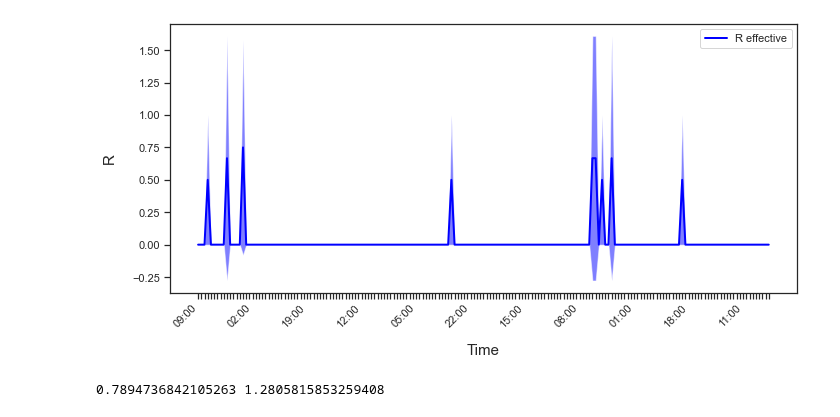
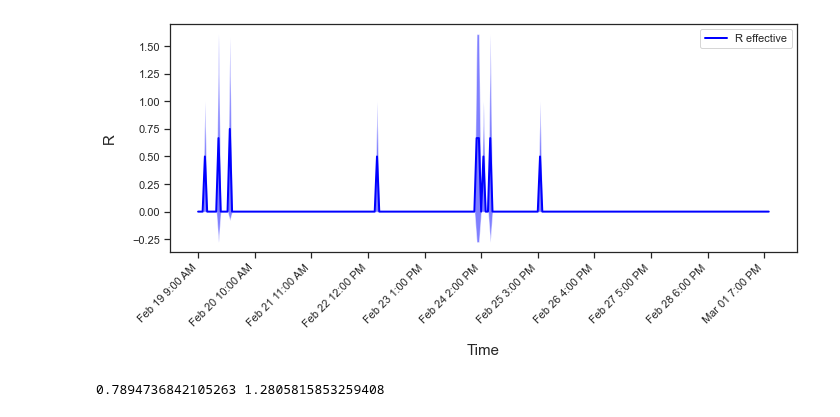
Before and after one commit to colabobio/oo-viz, a Jupyter notebook: plot_epi_curves.ipynb, the cells around one changed output. Drawn from its saved outputs; the diff is of its cells as text; code cells hidden in the pictures.

```diff
--- a/plot_epi_curves.ipynb
+++ b/plot_epi_curves.ipynb
@@ -20,7 +20,7 @@ import matplotlib.colors as clr
 # %%
 # Various datasets to visualize
 
-option = 8
+option = 7
 time0 = time1 = ''
 
 if option == 1:
@@ -67,12 +67,12 @@ if option == 7:
 
     # Daily config
     time0 = 'Feb 19 2021 8:00AM'
-    time1 = 'Feb 27 2021 8:00PM'
+    time1 = 'Mar 1 2021 8:00PM'
     time_step_min = 60
 
     # Weekly config
-#     time0 = 'Feb 19 2021 8:00AM'
-#     time1 = 'Feb 26 2021 11:59PM'
+#     time0 = 'Feb 26 2021 8:00AM'
+#     time1 = 'Mar 1 2021 11:59PM'
 #     time_step_min = 60 * 8
 
 if option == 8:
@@ -82,7 +82,7 @@ if option == 8:
     sim_tz = "US/Mountain"
     time0 = None
     time1 = None
-
+    time_step_min = 60
     obs_date0 = obs_date1 = None
 # %%
 # Some config
@@ -335,7 +335,7 @@ while t <= max_time:
         NC += [ncont]
         time_index += [frame]
         if frame % label_spacing == 0:
-            tlabels += [td.strftime('%H:%M')]
+            tlabels += [td.strftime('%b %d %-I:%M %p')]
             time_ticks += [frame]
         tlabels_all += [td.strftime("%m/%d/%Y %H:%M")]
         frame += 1
@@ -524,6 +524,7 @@ frame = 0
 r_mean_values = []
 r_std_values = []
 tlabels = []
+time_ticks = []
 index = []
 while t <= max_time:
     t0 = t
@@ -546,39 +547,38 @@ while t <= max_time:
         r_values += [nout]
 
     if r_values:
         r_mean = np.mean(r_values)
         r_std = np.std(r_values)
         r_mean_values += [r_mean]
         r_std_values += [r_std]
     else:
         r_mean_values += [0]
         r_std_values += [0]
 
     if frame % label_spacing == 0:
-        tlabels += [td.strftime('%H:%M')]
-    else:
-        tlabels += [""]
-    index += [frame]
+        tlabels += [td.strftime('%b %d %-I:%M %p')]
+        time_ticks += [frame]
+    time_index += [frame]
     frame += 1
 
 mu = np.array(r_mean_values)
 sigma = np.array(r_std_values)
 time = np.arange(len(sigma))
 
 fig, ax = plt.subplots(figsize=(10,5))
 plt.xlabel("Time", labelpad=15, fontsize=15)
 plt.ylabel("R", labelpad=15, fontsize=15)
 ax.plot(time, mu, lw=2, label='R effective', color='blue')
 ax.fill_between(time, mu+sigma, mu-sigma, facecolor='blue', alpha=0.5)
 
-plt.xticks(index, tlabels, rotation=45, horizontalalignment="right")
+plt.xticks(time_ticks, tlabels, rotation=45, horizontalalignment="right")
 
 plt.legend(loc='upper right')
 plt.tight_layout()
 plt.show()
 fig.savefig(os.path.join(output_folder, "r-effective.pdf"))
 # %% [output]
-[figure, old version]
+[figure, new version]
 # %%
 # Plot distribution of R averaged over the entire simulation
 
```
Also changed, not shown: parts of 5 cells of this notebook, 2 other files.
